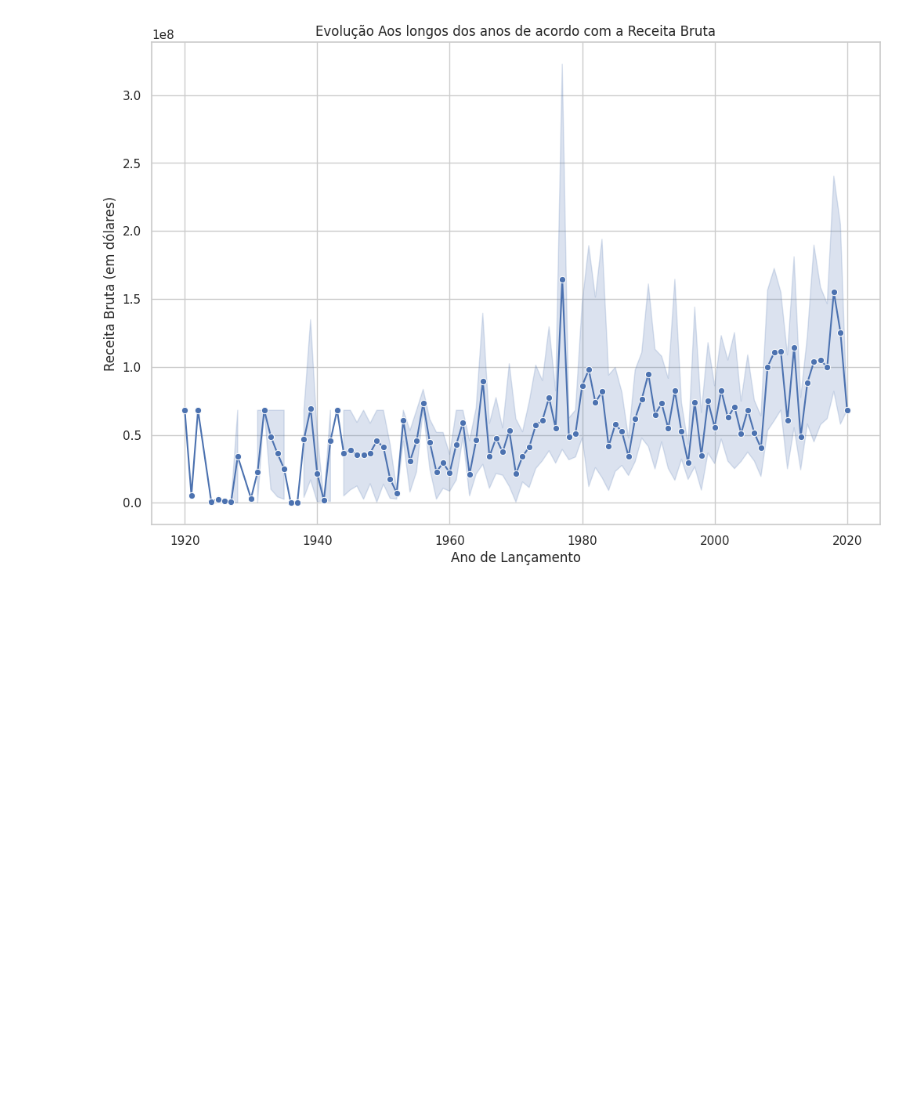
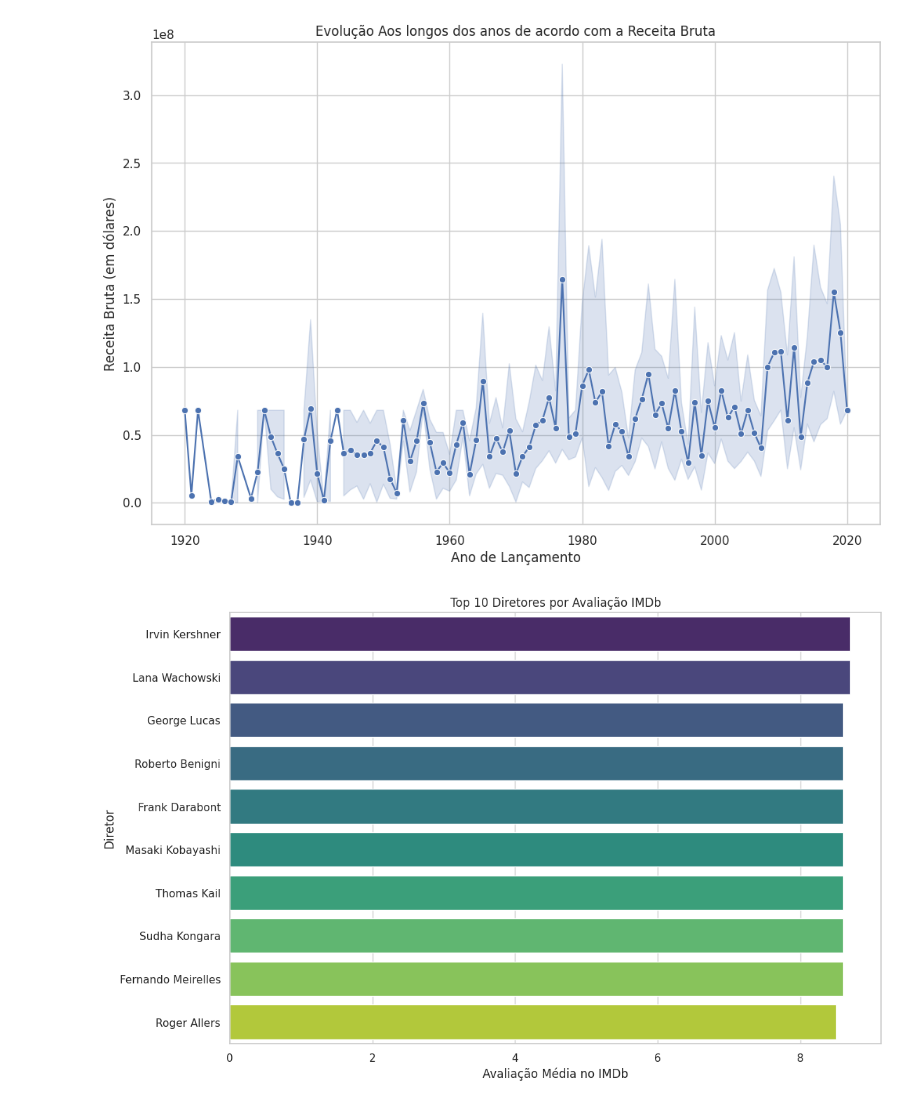
Before and after one commit to andriel300/LH_CD_ANDRIELJOSEDASILVA, a Jupyter notebook: modelagem.ipynb, the cells around one changed output. Drawn from its saved outputs; the diff is of its cells as text; code cells hidden in the pictures; blank space fills up the shorter version.

Commit message:
EDA: Análise de Diretores e Atores

```diff
--- a/modelagem.ipynb
+++ b/modelagem.ipynb
@@ -124,3 +124,24 @@ plt.ylabel("Receita Bruta (em dólares)")
 plt.show()
 # %% [output]
 [figure]
+# %%
+# Análise de Diretores e Atores
+# Top 10 Diretores por Avaliação IMDb
+top_diretores = (
+    data.groupby("Director")["IMDB_Rating"].mean().sort_values(ascending=False).head(10)
+)
+
+# Plotar os top 10 diretores
+plt.figure(figsize=(12, 8))
+sns.barplot(
+    x=top_diretores.values,
+    y=top_diretores.index,
+    hue=top_diretores.index,
+    palette="viridis",
+)
+plt.title("Top 10 Diretores por Avaliação IMDb")
+plt.xlabel("Avaliação Média no IMDb")
+plt.ylabel("Diretor")
+plt.show()
+# %% [output]
+[figure, added]
```
